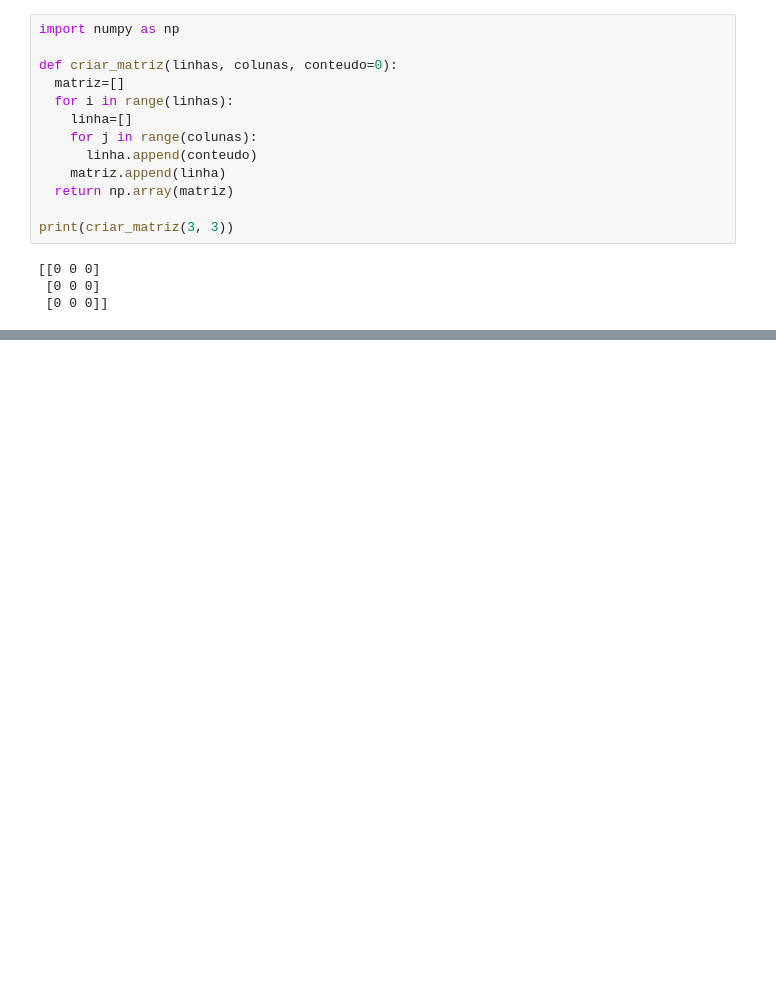
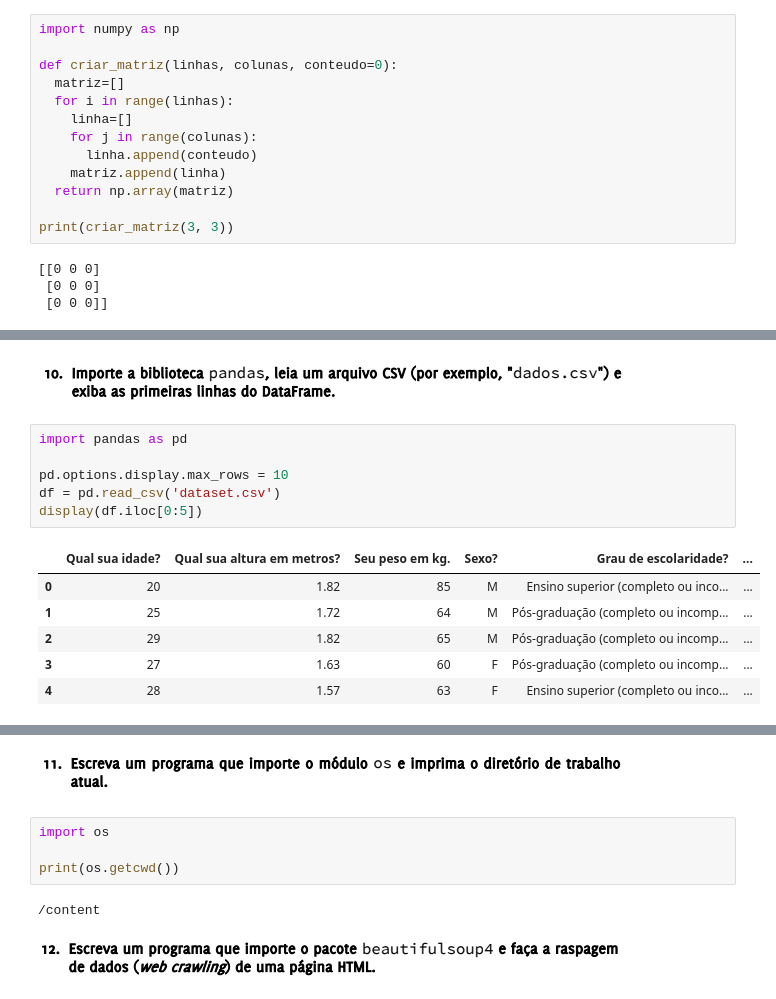
Before and after one commit to henrique-furtado47/Algoritmos-python, a Jupyter notebook: Exercício_Algoritmos_II_Bibliotecas,_Pacotes_Módulos.ipynb, the cells around one changed output, grey strips where cells are left out. Cells and saved outputs as stored; diff of their text form; blank space fills up the shorter version.

```diff
--- a/Exercício_Algoritmos_II_Bibliotecas,_Pacotes_Módulos.ipynb
+++ b/Exercício_Algoritmos_II_Bibliotecas,_Pacotes_Módulos.ipynb
@@ -71,0 +109,15 @@ print(criar_matriz(3, 3))
+# %% [markdown]
+![image.png](embedded-picture-1)
+# %%
+import pandas as pd
+
+pd.options.display.max_rows = 10
+df = pd.read_csv('dataset.csv')
+display(df.iloc[0:5])
+# %% [output]
+|  | Qual sua idade? | Qual sua altura em metros? | Seu peso em kg. | Sexo? | Grau de escolaridade? | ... |
+| 0 | 20 | 1.82 | 85 | M | Ensino superior (completo ou inco... | ... |
+| 1 | 25 | 1.72 | 64 | M | Pós-graduação (completo ou incomp... | ... |
+| 2 | 29 | 1.82 | 65 | M | Pós-graduação (completo ou incomp... | ... |
+| 3 | 27 | 1.63 | 60 | F | Pós-graduação (completo ou incomp... | ... |
+| 4 | 28 | 1.57 | 63 | F | Ensino superior (completo ou inco... | ... |
@@ -71,0 +125,10 @@ print(criar_matriz(3, 3))
+# %% [markdown]
+![image.png](embedded-picture-1)
+# %%
+import os
+
+print(os.getcwd())
+# %% [output]
+/content
+# %% [markdown]
+![image.png](embedded-picture-1)
```
Also changed, not shown: parts of 16 cells of this notebook.
